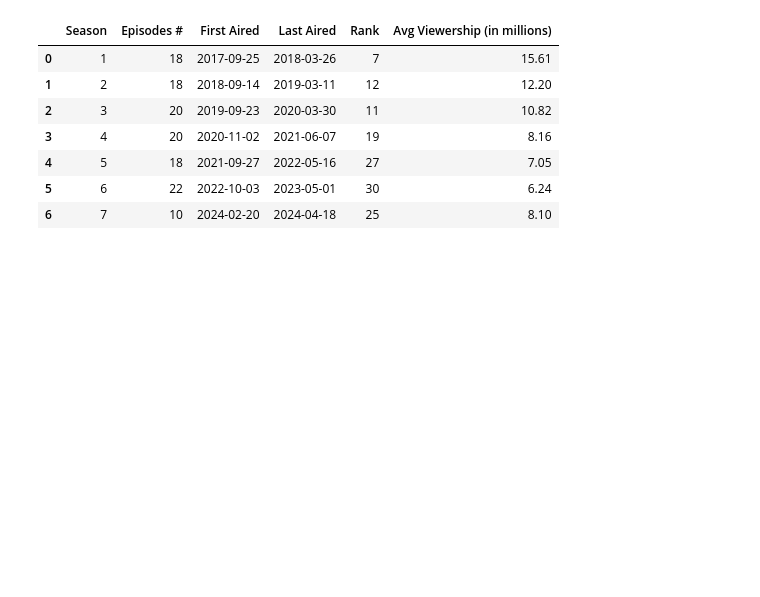
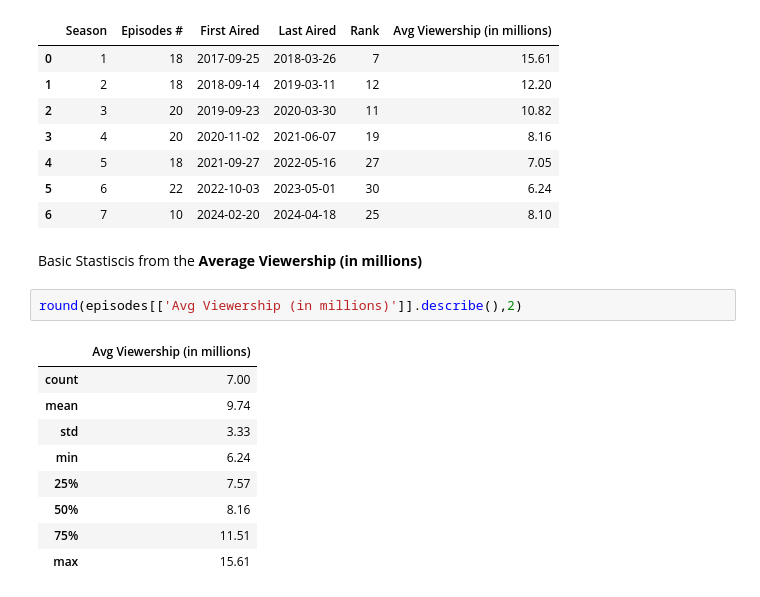
Before and after one commit to theabandonedpluto/RR_8, a Jupyter notebook: theGoodDoctor.ipynb, the cells around one changed output. Cells and saved outputs as stored; diff of their text form; blank space fills up the shorter version.

```diff
--- a/theGoodDoctor.ipynb
+++ b/theGoodDoctor.ipynb
@@ -43,3 +45,17 @@ episodes
 | 4 | 5 | 18 | 2021-09-27 | 2022-05-16 | 27 | 7.05 |
 | 5 | 6 | 22 | 2022-10-03 | 2023-05-01 | 30 | 6.24 |
 | 6 | 7 | 10 | 2024-02-20 | 2024-04-18 | 25 | 8.10 |
+# %% [markdown]
+Basic Stastiscis from the <b>Average Viewership (in millions)</b>
+# %%
+round(episodes[['Avg Viewership (in millions)']].describe(),2)
+# %% [output]
+|  | Avg Viewership (in millions) |
+| count | 7.00 |
+| mean | 9.74 |
+| std | 3.33 |
+| min | 6.24 |
+| 25% | 7.57 |
+| 50% | 8.16 |
+| 75% | 11.51 |
+| max | 15.61 |
```
Also changed, not shown: parts of 5 cells of this notebook, 1 other file.
